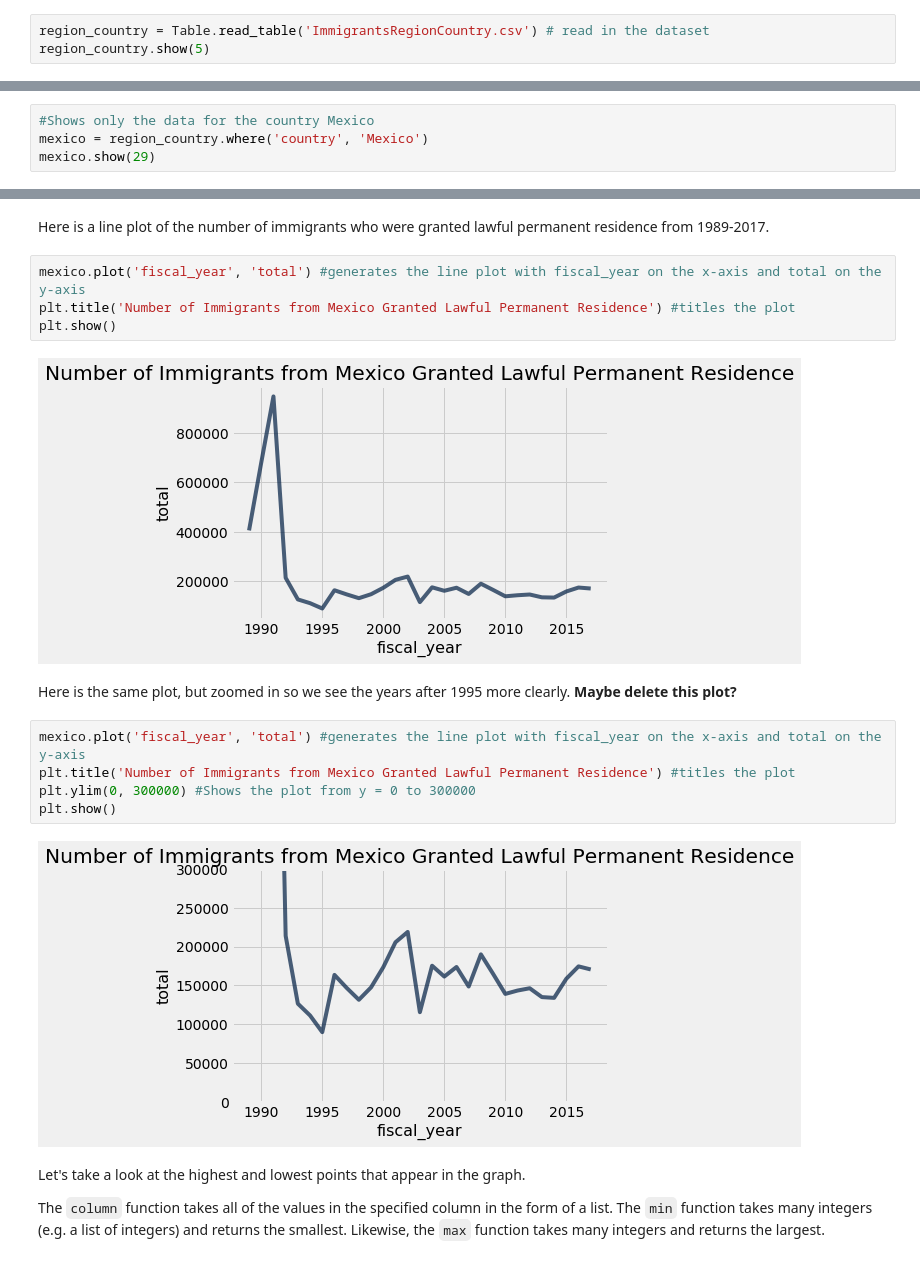
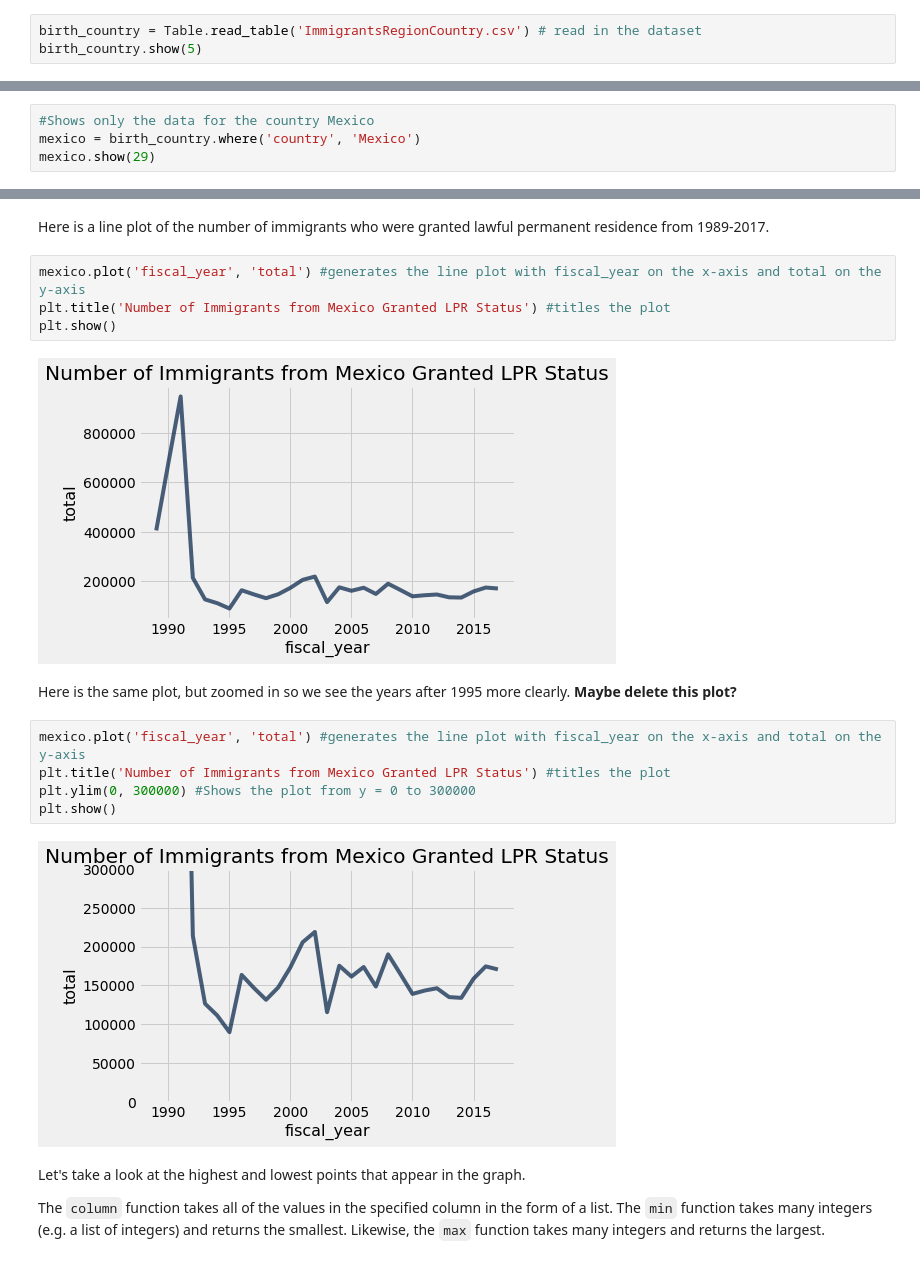
Before and after one commit to ds-modules/POLSCI-5, a Jupyter notebook: Immigration.ipynb, the cells around one changed output, grey strips where cells are left out. Saved outputs shown, nothing was run; the diff lists cells and outputs as text.

Commit message:
class admission table done, working on last perm residence now

```diff
--- a/Immigration.ipynb
+++ b/Immigration.ipynb
@@ -61,8 +61,8 @@ The first table we will explore contains data on the number of immigrants who ob
 
 Here are the first 5 rows of the table. There are 5925 rows and 3 columns.
 # %%
-region_country = Table.read_table('ImmigrantsRegionCountry.csv') # read in the dataset
-region_country.show(5)
+birth_country = Table.read_table('ImmigrantsRegionCountry.csv') # read in the dataset
+birth_country.show(5)
 # %% [output]
 | fiscal_year | country | total |
 | 1989 | Afghanistan | 3232 |
@@ -129,7 +129,7 @@ First, let's filter the overall table so that we only have a subset of the data-
 In other words, we call the `where` function like so: `table_name.where(column_name, predicate)`.
 # %%
 #Shows only the data for the country Mexico
-mexico = region_country.where('country', 'Mexico')
+mexico = birth_country.where('country', 'Mexico')
 mexico.show(29)
 # %% [output]
 | fiscal_year | country | total |
@@ -155,20 +155,20 @@ mexico.show(29)
 Here is a line plot of the number of immigrants who were granted lawful permanent residence from 1989-2017.
 # %%
 mexico.plot('fiscal_year', 'total') #generates the line plot with fiscal_year on the x-axis and total on the y-axis
-plt.title('Number of Immigrants from Mexico Granted Lawful Permanent Residence') #titles the plot
+plt.title('Number of Immigrants from Mexico Granted LPR Status') #titles the plot
 plt.show()
 # %% [output]
-[figure, old version]
+[figure, new version]
 # %% [markdown]
 Here is the same plot, but zoomed in so we see the years after 1995 more clearly.
 **Maybe delete this plot?**
 # %%
 mexico.plot('fiscal_year', 'total') #generates the line plot with fiscal_year on the x-axis and total on the y-axis
-plt.title('Number of Immigrants from Mexico Granted Lawful Permanent Residence') #titles the plot
+plt.title('Number of Immigrants from Mexico Granted LPR Status') #titles the plot
 plt.ylim(0, 300000) #Shows the plot from y = 0 to 300000
 plt.show()
 # %% [output]
-[figure, old version]
+[figure, new version]
 # %% [markdown]
 Let's take a look at the highest and lowest points that appear in the graph.
 
```
Also changed, not shown: parts of 46 cells of this notebook.
